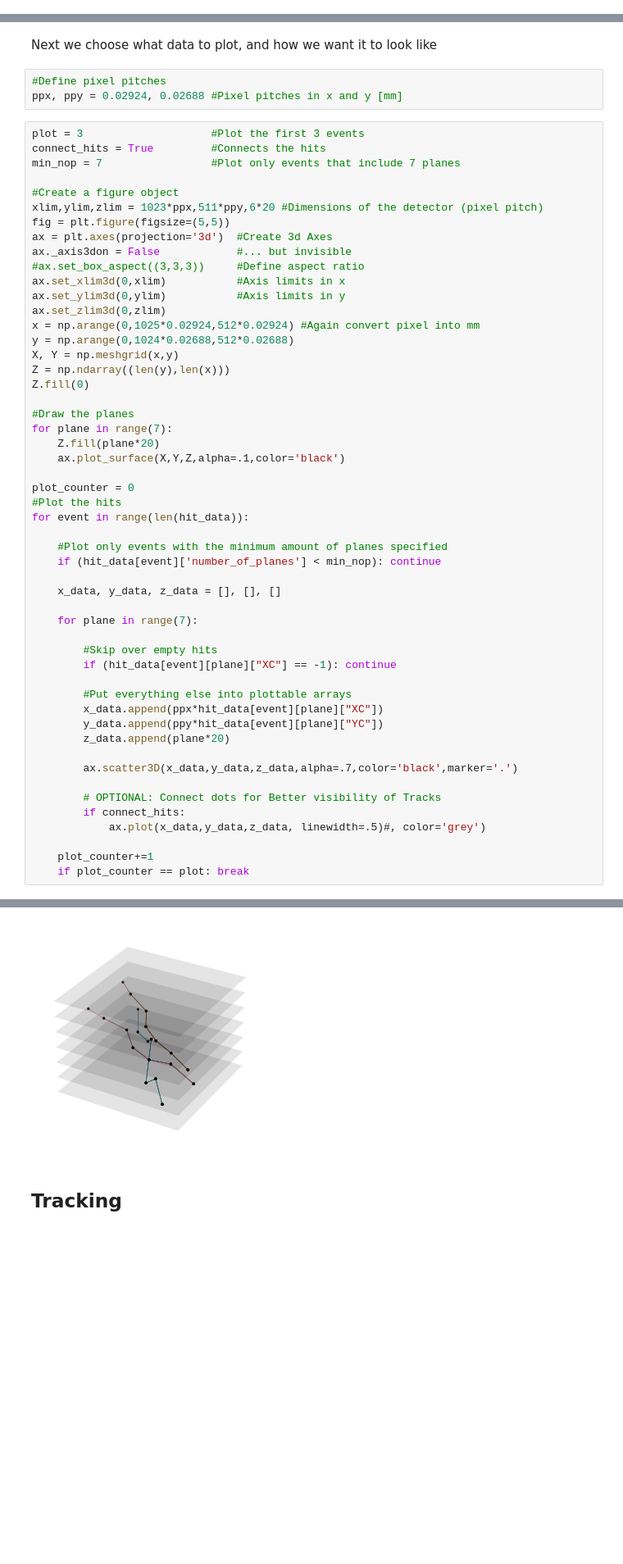
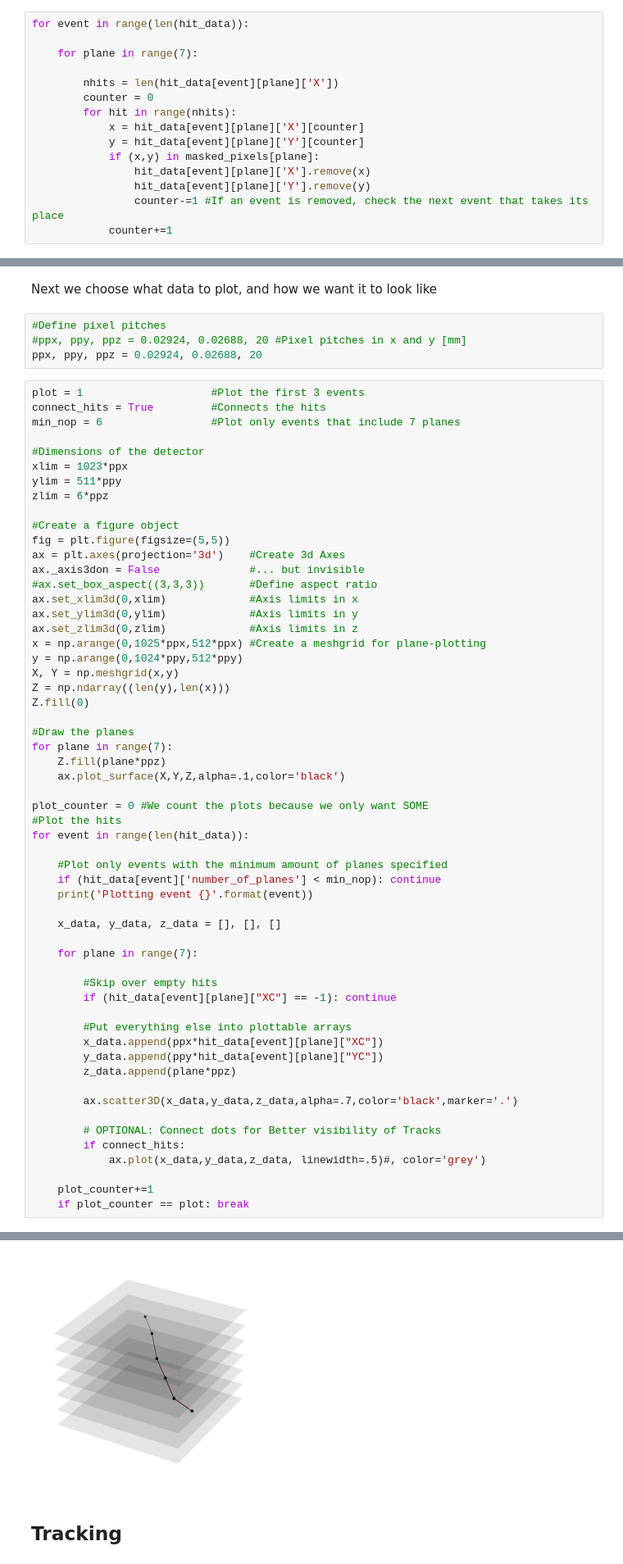
Before and after one commit to DavidSchledewitz/Awesome_Cosmics, a Jupyter notebook: 3_Manual_Analysis/Manual_29.ipynb, the cells around one changed output, grey strips where cells are left out. Shown at 82% size. Saved outputs shown, nothing was run; the diff lists cells and outputs as text; blank space fills up the shorter version.

```diff
--- a/3_Manual_Analysis/Manual_29.ipynb
+++ b/3_Manual_Analysis/Manual_29.ipynb
@@ -69,0 +128,15 @@ hit_data[12]
+# %%
+for event in range(len(hit_data)):
+
+    for plane in range(7):
+
+        nhits = len(hit_data[event][plane]['X'])
+        counter = 0
+        for hit in range(nhits):
+            x = hit_data[event][plane]['X'][counter]
+            y = hit_data[event][plane]['Y'][counter]
+            if (x,y) in masked_pixels[plane]:
+                hit_data[event][plane]['X'].remove(x)
+                hit_data[event][plane]['Y'].remove(y)
+                counter-=1 #If an event is removed, check the next event that takes its place
+            counter+=1
@@ -162,38 +265,44 @@ from mpl_toolkits.mplot3d import proj3d
 Next we choose what data to plot, and how we want it to look like
 # %%
 #Define pixel pitches
-ppx, ppy = 0.02924, 0.02688 #Pixel pitches in x and y [mm]
+#ppx, ppy, ppz = 0.02924, 0.02688, 20 #Pixel pitches in x and y [mm]
+ppx, ppy, ppz = 0.02924, 0.02688, 20
 # %%
-plot = 3                    #Plot the first 3 events
+plot = 1                    #Plot the first 3 events
 connect_hits = True         #Connects the hits
-min_nop = 7                 #Plot only events that include 7 planes
+min_nop = 6                 #Plot only events that include 7 planes
+
+#Dimensions of the detector
+xlim = 1023*ppx
+ylim = 511*ppy
+zlim = 6*ppz
 
 #Create a figure object
-xlim,ylim,zlim = 1023*ppx,511*ppy,6*20 #Dimensions of the detector (pixel pitch)
 fig = plt.figure(figsize=(5,5))
-ax = plt.axes(projection='3d')  #Create 3d Axes
-ax._axis3don = False            #... but invisible
-#ax.set_box_aspect((3,3,3))     #Define aspect ratio
-ax.set_xlim3d(0,xlim)           #Axis limits in x
-ax.set_ylim3d(0,ylim)           #Axis limits in y
-ax.set_zlim3d(0,zlim)
-x = np.arange(0,1025*0.02924,512*0.02924) #Again convert pixel into mm
-y = np.arange(0,1024*0.02688,512*0.02688)
+ax = plt.axes(projection='3d')    #Create 3d Axes
+ax._axis3don = False              #... but invisible
+#ax.set_box_aspect((3,3,3))       #Define aspect ratio
+ax.set_xlim3d(0,xlim)             #Axis limits in x
+ax.set_ylim3d(0,ylim)             #Axis limits in y
+ax.set_zlim3d(0,zlim)             #Axis limits in z
+x = np.arange(0,1025*ppx,512*ppx) #Create a meshgrid for plane-plotting
+y = np.arange(0,1024*ppy,512*ppy)
 X, Y = np.meshgrid(x,y)
 Z = np.ndarray((len(y),len(x)))
 Z.fill(0)
 
 #Draw the planes
 for plane in range(7):
-    Z.fill(plane*20)
+    Z.fill(plane*ppz)
     ax.plot_surface(X,Y,Z,alpha=.1,color='black')
 
-plot_counter = 0
+plot_counter = 0 #We count the plots because we only want SOME
 #Plot the hits
 for event in range(len(hit_data)):
 
     #Plot only events with the minimum amount of planes specified
     if (hit_data[event]['number_of_planes'] < min_nop): continue
+    print('Plotting event {}'.format(event))
 
     x_data, y_data, z_data = [], [], []
 
@@ -205,7 +314,7 @@ for event in range(len(hit_data)):
         #Put everything else into plottable arrays
         x_data.append(ppx*hit_data[event][plane]["XC"])
         y_data.append(ppy*hit_data[event][plane]["YC"])
-        z_data.append(plane*20)
+        z_data.append(plane*ppz)
 
         ax.scatter3D(x_data,y_data,z_data,alpha=.7,color='black',marker='.')
 
@@ -219,4 +329,4 @@ for event in range(len(hit_data)):
-[figure, old version]
+[figure, new version]
 # %% [markdown]
 ## Tracking
 # %% [markdown]
```
Also changed, not shown: parts of 30 cells of this notebook, 1 other file.
